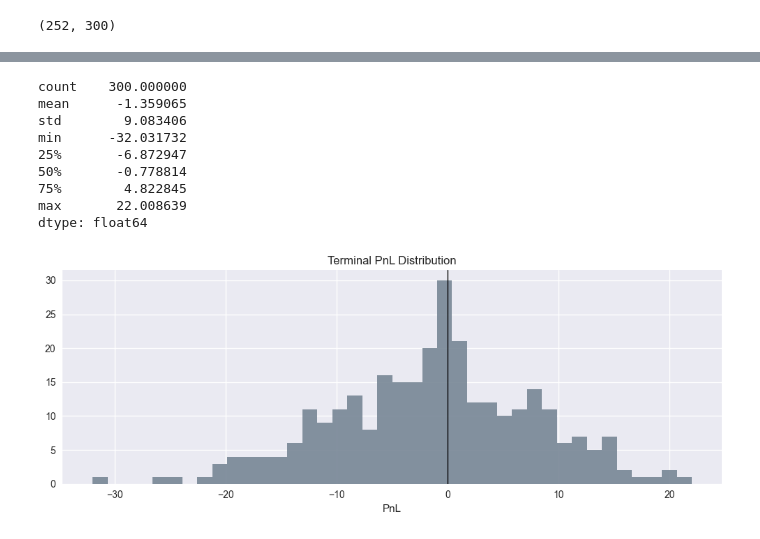
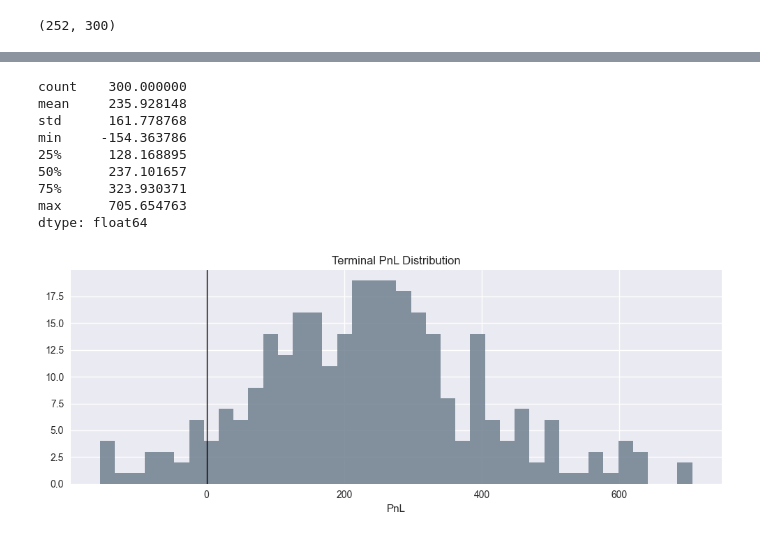
Before and after one commit to tgao09/marketAnalysis, a Jupyter notebook: common/monte_carlo_trades.ipynb, the cells around one changed output, grey strips where cells are left out. Drawn from its saved outputs; the diff is of its cells as text; code cells hidden in the pictures.

```diff
--- a/common/monte_carlo_trades.ipynb
+++ b/common/monte_carlo_trades.ipynb
@@ -74,23 +74,23 @@ plt.tight_layout()
 # %%
 # Terminal PnL distribution
-terminal = paths[0]
+terminal = paths[-1]
 
 plt.figure(figsize=(10, 4))
 plt.hist(terminal, bins=40, color="slategray", alpha=0.85)
 plt.axvline(0, color="black", lw=1)
 plt.title("Terminal PnL Distribution")
 plt.xlabel("PnL")
 plt.tight_layout()
 
 pd.Series(terminal).describe()
 # %% [output]
 count    300.000000
-mean      -1.359065
-std        9.083406
-min      -32.031732
-25%       -6.872947
-50%       -0.778814
-75%        4.822845
-max       22.008639
+mean     235.928148
+std      161.778768
+min     -154.363786
+25%      128.168895
+50%      237.101657
+75%      323.930371
+max      705.654763
 dtype: float64
-[figure, old version]
+[figure, new version]
```
Also changed, not shown: parts of 2 cells of this notebook, 6 other files.
